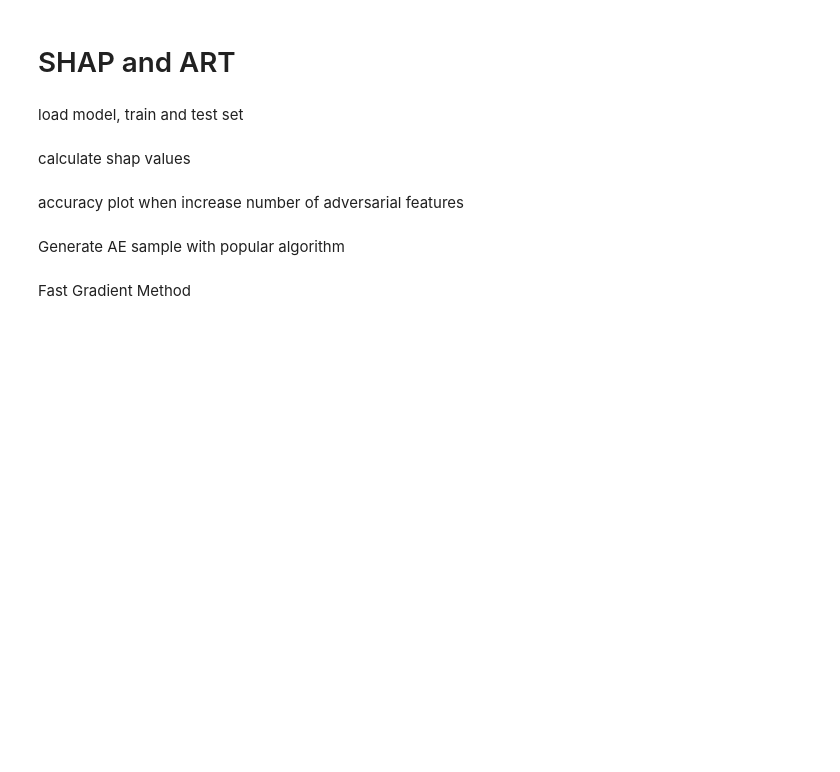
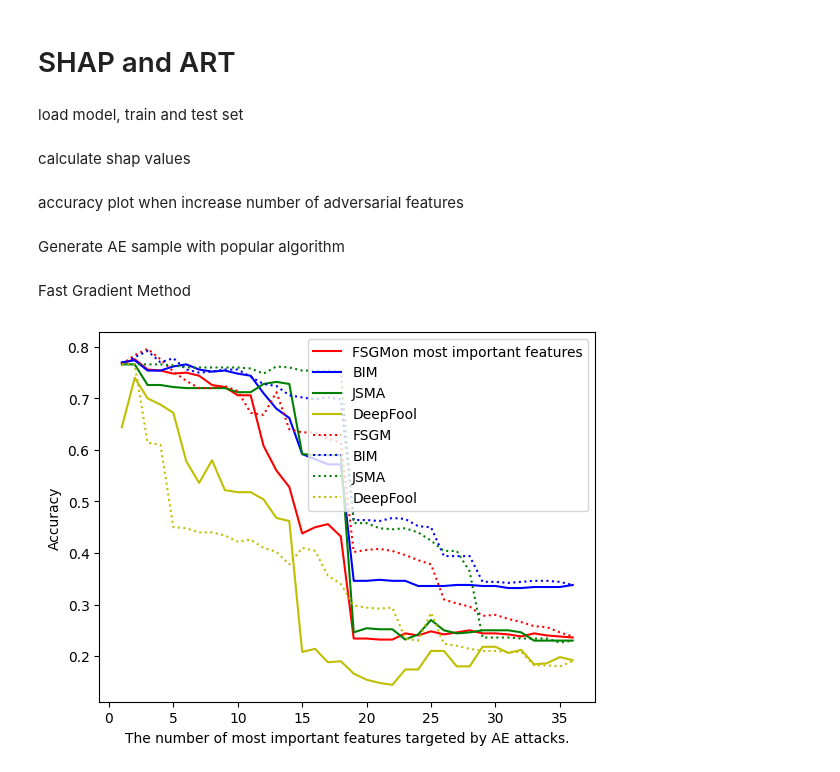
Before and after one commit to zauzooz/DNN_SHAP_AE, a Jupyter notebook: NSL-KDD.ipynb, the cells around one changed output. Cells and saved outputs as stored; diff of their text form; code cells hidden in the pictures; blank space fills up the shorter version.

```diff
--- a/NSL-KDD.ipynb
+++ b/NSL-KDD.ipynb
@@ -328,3 +328,30 @@ acc_on_deepfool = adversarial_n_best_worst_features(
     adv_samples=pd.read_csv("NSL-KDD/samples/attack/DeepFool_sample.csv"),
     y_true=pd.read_csv("NSL-KDD/samples/y_samples.csv").drop(columns=["Unnamed: 0"])
 )
+# %%
+import matplotlib.pyplot as plt
+
+x_axis = [i for i in range(1, 37)]
+
+colors = ['red', 'blue', 'green', 'yellow']
+labels = ['FSGM', 'BIM', 'JSMA', 'DeepFool']
+
+
+
+plt.plot(x_axis, acc_on_fsgm[0], 'r', label=labels[0]+" on most important features.")
+plt.plot(x_axis, acc_on_bim[0], 'b', label=labels[1]+" on most important features.")
+plt.plot(x_axis, acc_on_jsma[0], 'g', label=labels[2]+" on most important features.")
+plt.plot(x_axis, acc_on_deepfool[0], 'y', label=labels[3]+" on most important features.")
+
+plt.plot(x_axis, acc_on_fsgm[1], 'r', linestyle='dotted', label=labels[0]+" on least important features.")
+plt.plot(x_axis, acc_on_bim[1], 'b', linestyle='dotted', label=labels[1]+" on least important features.")
+plt.plot(x_axis, acc_on_jsma[1], 'g', linestyle='dotted', label=labels[2]+" on least important features.")
+plt.plot(x_axis, acc_on_deepfool[1], 'y', linestyle='dotted', label=labels[3]+" on least important features.")
+
+plt.legend()
+plt.ylabel("Accuracy")
+plt.xlabel("The number of most important features targeted by AE attacks.")
+
+plt.show()
+# %% [output]
+[figure, added]
```
